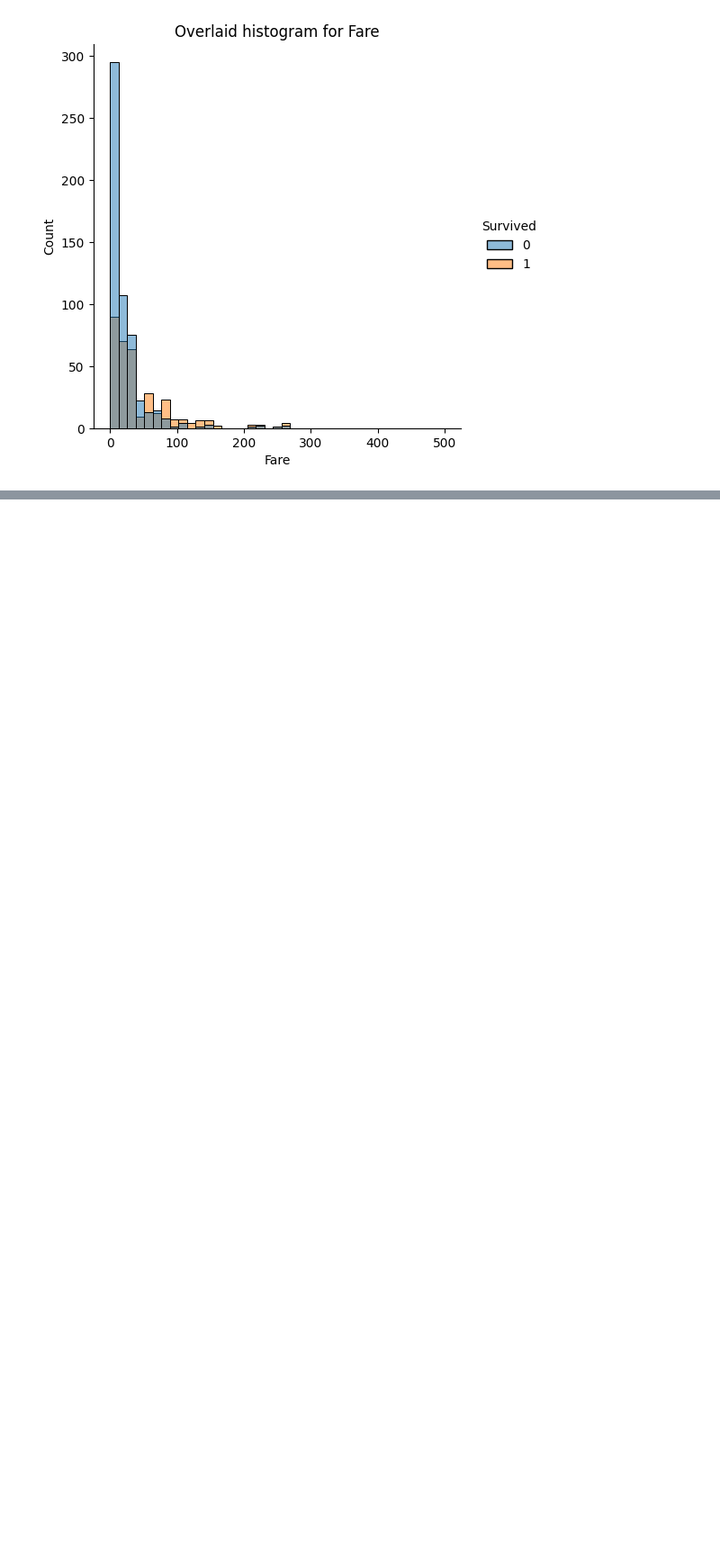
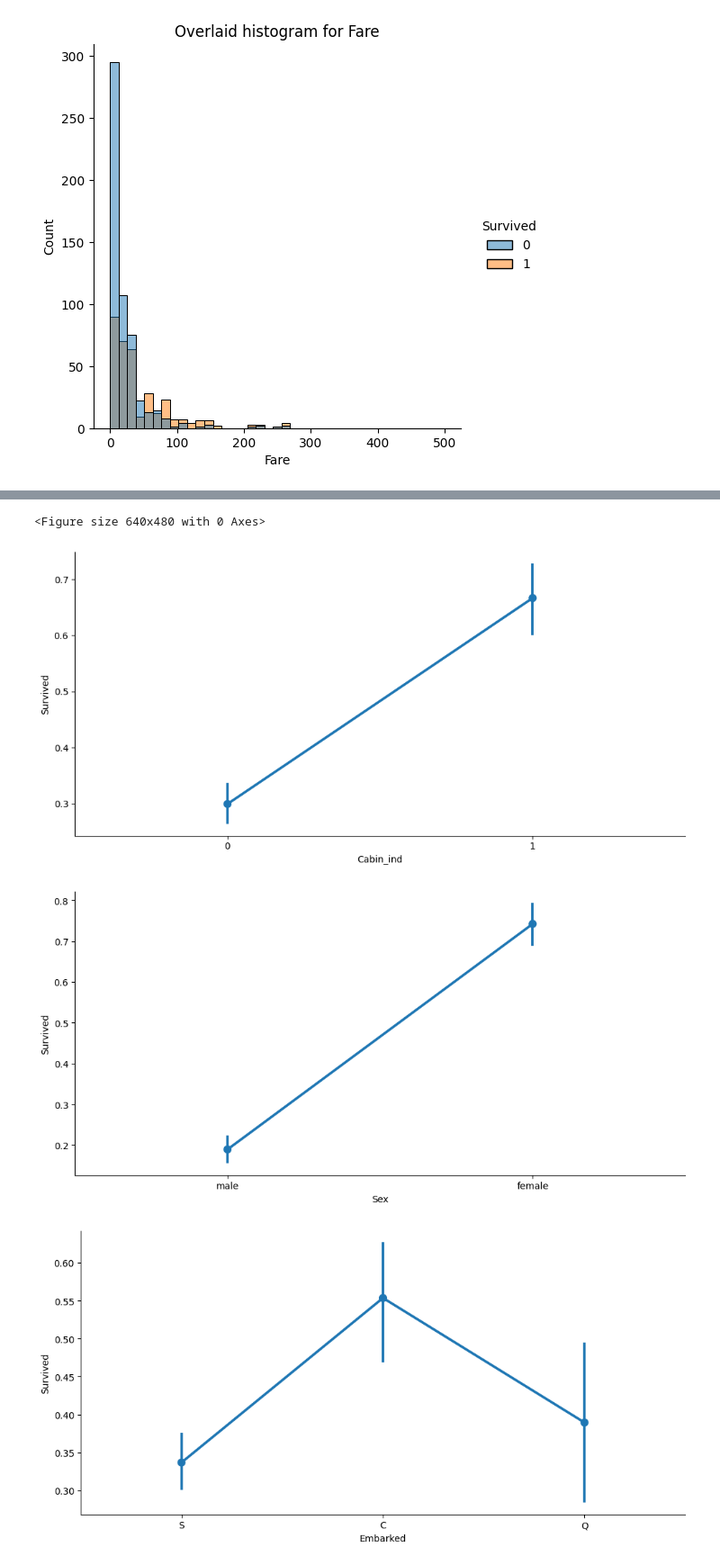
Before and after one commit to ArifAygun/Applied-Machine-Learning-Foundations, a Jupyter notebook: AA_AML_Foundations.ipynb, the cells around one changed output, grey strips where cells are left out. Shown at 90% size. Cells and saved outputs as stored; diff of their text form; code cells hidden in the pictures; blank space fills up the shorter version.

Commit message:
Colaboratory kullanılarak oluşturuldu

```diff
--- a/AA_AML_Foundations.ipynb
+++ b/AA_AML_Foundations.ipynb
@@ -117,0 +240,14 @@ for i, col in enumerate(['Pclass', 'SibSp', 'Parch']):
+# %%
+import matplotlib.pyplot as plt
+import numpy as np
+import pandas as pd
+import seaborn as sns
+%matplotlib inline
+
+from google.colab import drive
+drive.mount('/content/drive/')
+
+#%cd /content/drive/My Drive/Linkedin/Applied_Machine_Learning_Foundations
+%cd /content/drive/My Drive/Datasets/LinkedinDS/
+titanic = pd.read_csv('titanic.csv')
+titanic.head()
@@ -117,0 +263,5 @@ for i, col in enumerate(['Pclass', 'SibSp', 'Parch']):
+# %%
+# Drop all continuous features
+cont_feat = ['PassengerId', 'Pclass', 'Name', 'Age', 'SibSp', 'Parch', 'Fare']
+titanic.drop(cont_feat, axis=1, inplace=True)
+titanic.head()
@@ -117,0 +301,3 @@ for i, col in enumerate(['Pclass', 'SibSp', 'Parch']):
+# %%
+titanic['Cabin_ind'] = np.where(titanic['Cabin'].isnull(), 0,1)
+titanic.head(10)
@@ -117,0 +318,9 @@ for i, col in enumerate(['Pclass', 'SibSp', 'Parch']):
+# %%
+for i, col in enumerate(['Cabin_ind', 'Sex', 'Embarked']):
+    plt.figure(i)
+    sns.catplot(x=col, y='Survived', data=titanic, kind='point', aspect=2, )
+# %% [output]
+<Figure size 640x480 with 0 Axes>
+[figure, added]
+[figure, added]
+[figure, added]
```
Also changed, not shown: parts of 28 cells of this notebook.
